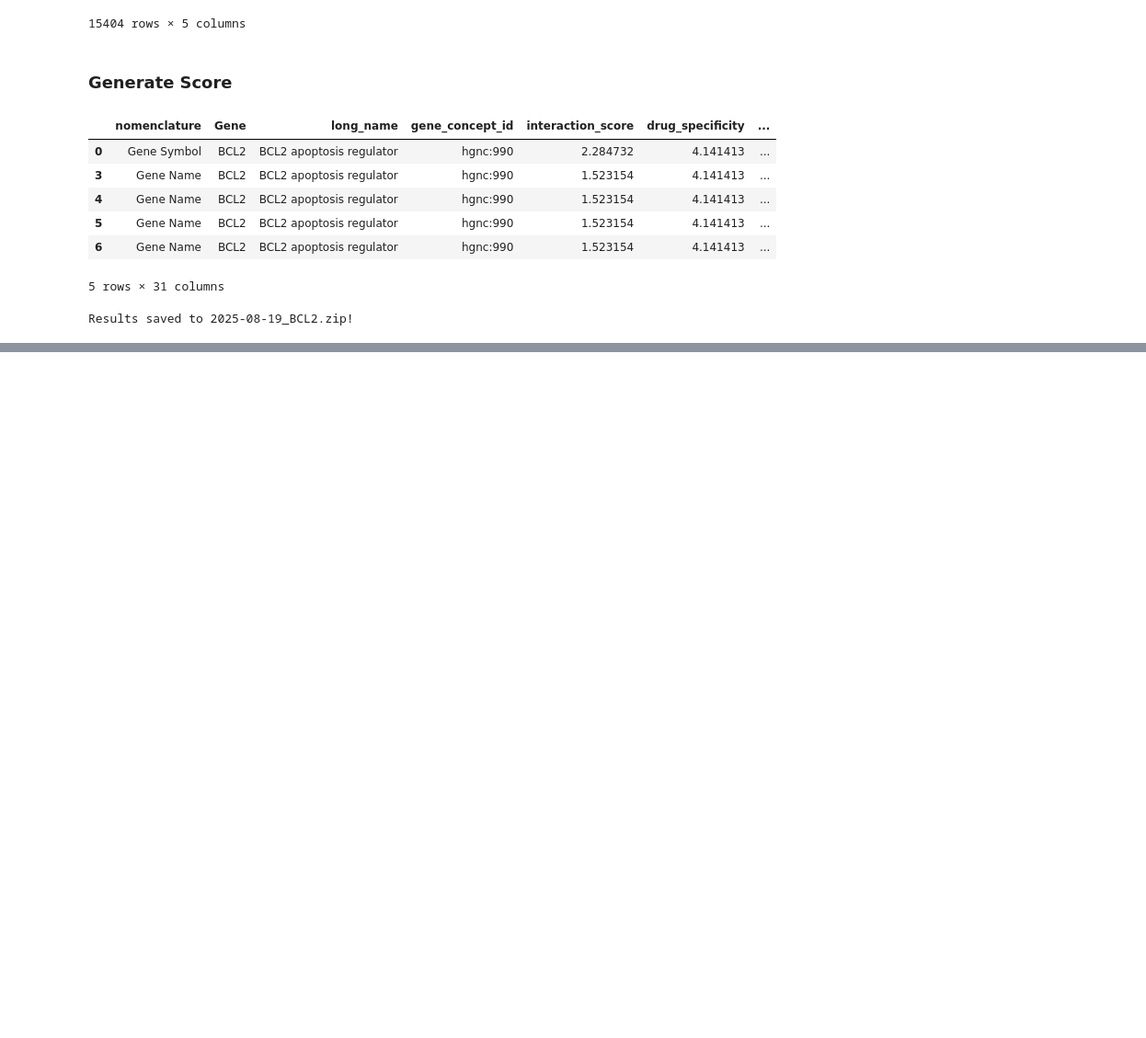
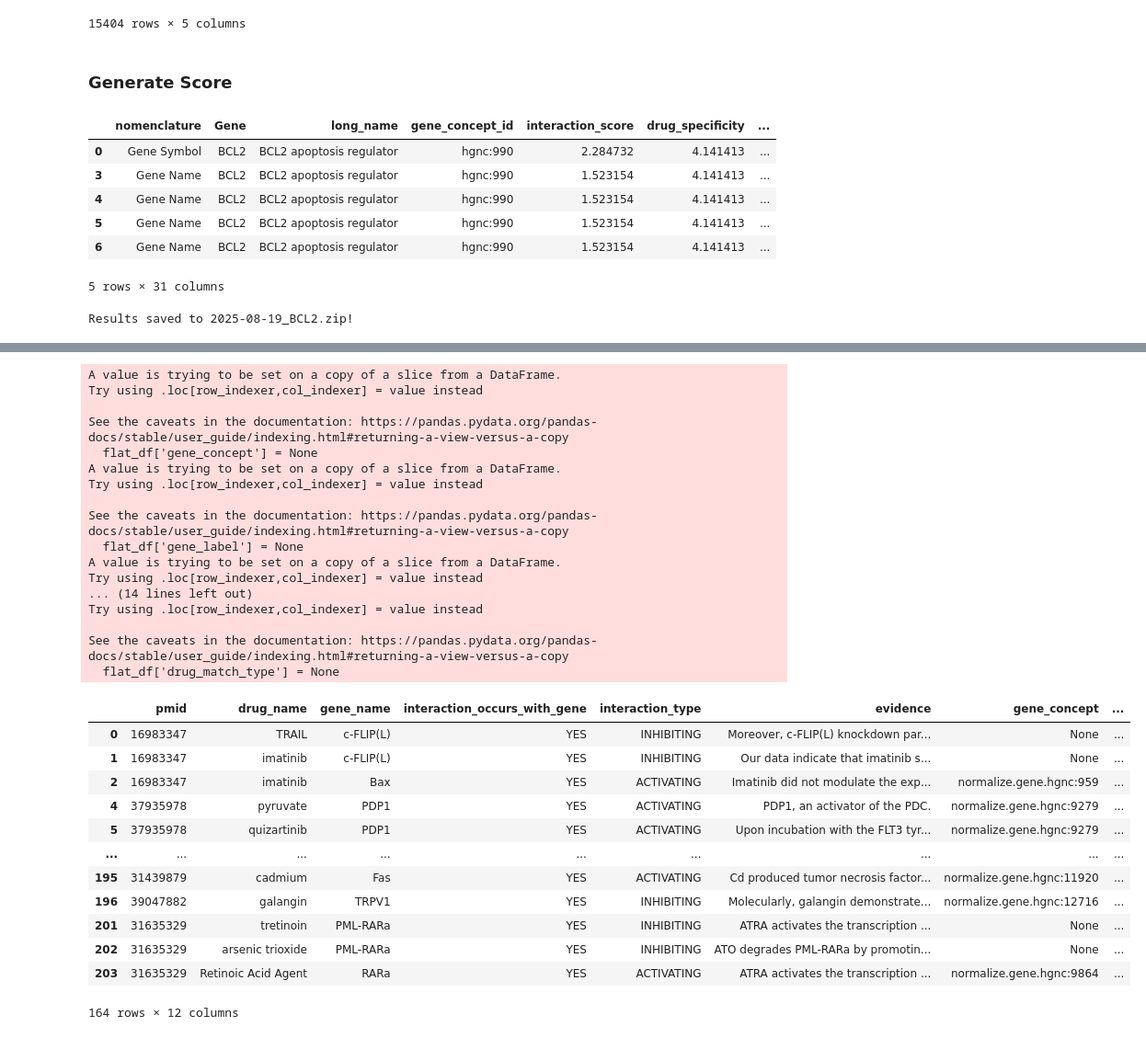
Before and after one commit to mcannon068nw/clinical-score-2, a Jupyter notebook: research/example-4.ipynb, the cells around one changed output, grey strips where cells are left out. Shown at 92% size. Saved outputs shown, nothing was run; the diff lists cells and outputs as text; code cells hidden in the pictures; blank space fills up the shorter version.

```diff
--- a/research/example-4.ipynb
+++ b/research/example-4.ipynb
@@ -205,0 +523,75 @@ Results saved to 2025-08-19_BCL2.zip!
+# %%
+def _normalize_gene(word):
+    try:
+        r = requests.get(
+            f'https://normalize.cancervariants.org/gene/normalize?q={word}',
+            timeout=10  # Set timeout for network reliability
+        )
+        r.raise_for_status()
+        response = r.json()
+
+        if isinstance(response, dict) and response.get('match_type') is not None:
+            if response['match_type'] != 0:
+                return [
+                    response['match_type'],
+                    response['gene']['id'],
+                    response['gene']['name']
+                ]
+            else:
+                return [0, None, None]  # Not matched
+        else:
+            return ['Unexpected Response Format', None, None]
+    except requests.exceptions.RequestException as e:
+        return ['HTTP Error', str(e), None]
+    except Exception as e:
+        return ['Failure to Normalize', str(e), None]
+# %%
+flat_df['gene_concept'] = None
+flat_df['gene_label'] = None
+flat_df['gene_match_type'] = None
+flat_df['drug_concept'] = None
+flat_df['drug_label'] = None
+flat_df['drug_match_type'] = None
+for idx, row in tqdm(flat_df.iterrows()):
+    drug_match_type, drug_concept, drug_label = _normalize_therapy(row['drug_name'])
+    gene_match_type, gene_concept, gene_label = _normalize_gene(row['gene_name'])
+
+    flat_df.at[idx, 'gene_concept'] = gene_concept
+    flat_df.at[idx, 'gene_label'] = gene_label
+    flat_df.at[idx, 'gene_match_type'] = gene_match_type
+    flat_df.at[idx, 'drug_concept'] = drug_concept
+    flat_df.at[idx, 'drug_label'] = drug_label
+    flat_df.at[idx, 'drug_match_type'] = drug_match_type
+
+flat_df
+# %% [output]
+A value is trying to be set on a copy of a slice from a DataFrame.
+Try using .loc[row_indexer,col_indexer] = value instead
+
+See the caveats in the documentation: https://pandas.pydata.org/pandas-docs/stable/user_guide/indexing.html#returning-a-view-versus-a-copy
+  flat_df['gene_concept'] = None
+A value is trying to be set on a copy of a slice from a DataFrame.
+Try using .loc[row_indexer,col_indexer] = value instead
+
+See the caveats in the documentation: https://pandas.pydata.org/pandas-docs/stable/user_guide/indexing.html#returning-a-view-versus-a-copy
+  flat_df['gene_label'] = None
+A value is trying to be set on a copy of a slice from a DataFrame.
+Try using .loc[row_indexer,col_indexer] = value instead
+... (14 lines left out)
+Try using .loc[row_indexer,col_indexer] = value instead
+
+See the caveats in the documentation: https://pandas.pydata.org/pandas-docs/stable/user_guide/indexing.html#returning-a-view-versus-a-copy
+  flat_df['drug_match_type'] = None
+|  | pmid | drug_name | gene_name | interaction_occurs_with_gene | interaction_type | evidence | gene_concept | ... |
+| 0 | 16983347 | TRAIL | c-FLIP(L) | YES | INHIBITING | Moreover, c-FLIP(L) knockdown par... | None | ... |
+| 1 | 16983347 | imatinib | c-FLIP(L) | YES | INHIBITING | Our data indicate that imatinib s... | None | ... |
+| 2 | 16983347 | imatinib | Bax | YES | ACTIVATING | Imatinib did not modulate the exp... | normalize.gene.hgnc:959 | ... |
+| 4 | 37935978 | pyruvate | PDP1 | YES | ACTIVATING | PDP1, an activator of the PDC. | normalize.gene.hgnc:9279 | ... |
+| 5 | 37935978 | quizartinib | PDP1 | YES | ACTIVATING | Upon incubation with the FLT3 tyr... | normalize.gene.hgnc:9279 | ... |
+| ... | ... | ... | ... | ... | ... | ... | ... | ... |
+| 195 | 31439879 | cadmium | Fas | YES | ACTIVATING | Cd produced tumor necrosis factor... | normalize.gene.hgnc:11920 | ... |
+| 196 | 39047882 | galangin | TRPV1 | YES | INHIBITING | Molecularly, galangin demonstrate... | normalize.gene.hgnc:12716 | ... |
+| 201 | 31635329 | tretinoin | PML-RARa | YES | INHIBITING | ATRA activates the transcription ... | None | ... |
+| 202 | 31635329 | arsenic trioxide | PML-RARa | YES | INHIBITING | ATO degrades PML-RARa by promotin... | None | ... |
+| 203 | 31635329 | Retinoic Acid Agent | RARa | YES | ACTIVATING | ATRA activates the transcription ... | normalize.gene.hgnc:9864 | ... |
+164 rows × 12 columns
```
Also changed, not shown: parts of 23 cells of this notebook.
